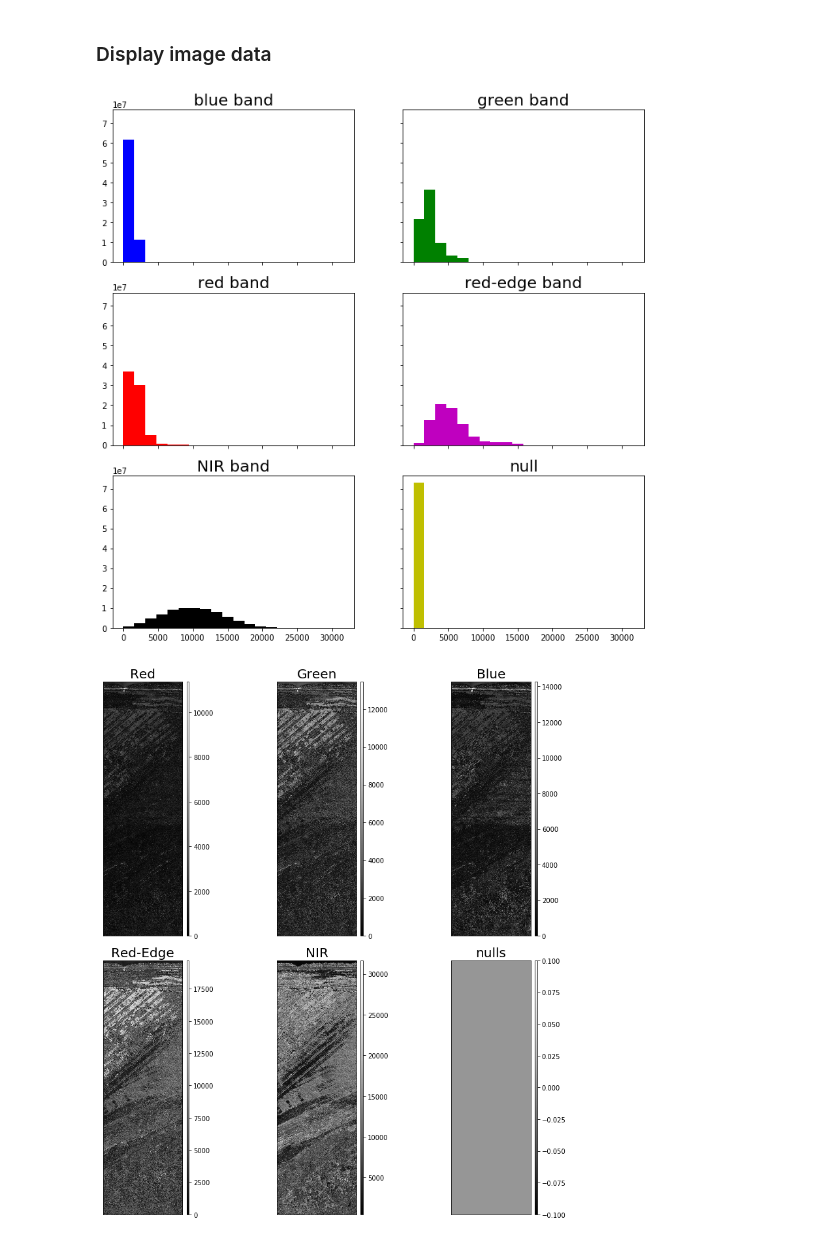
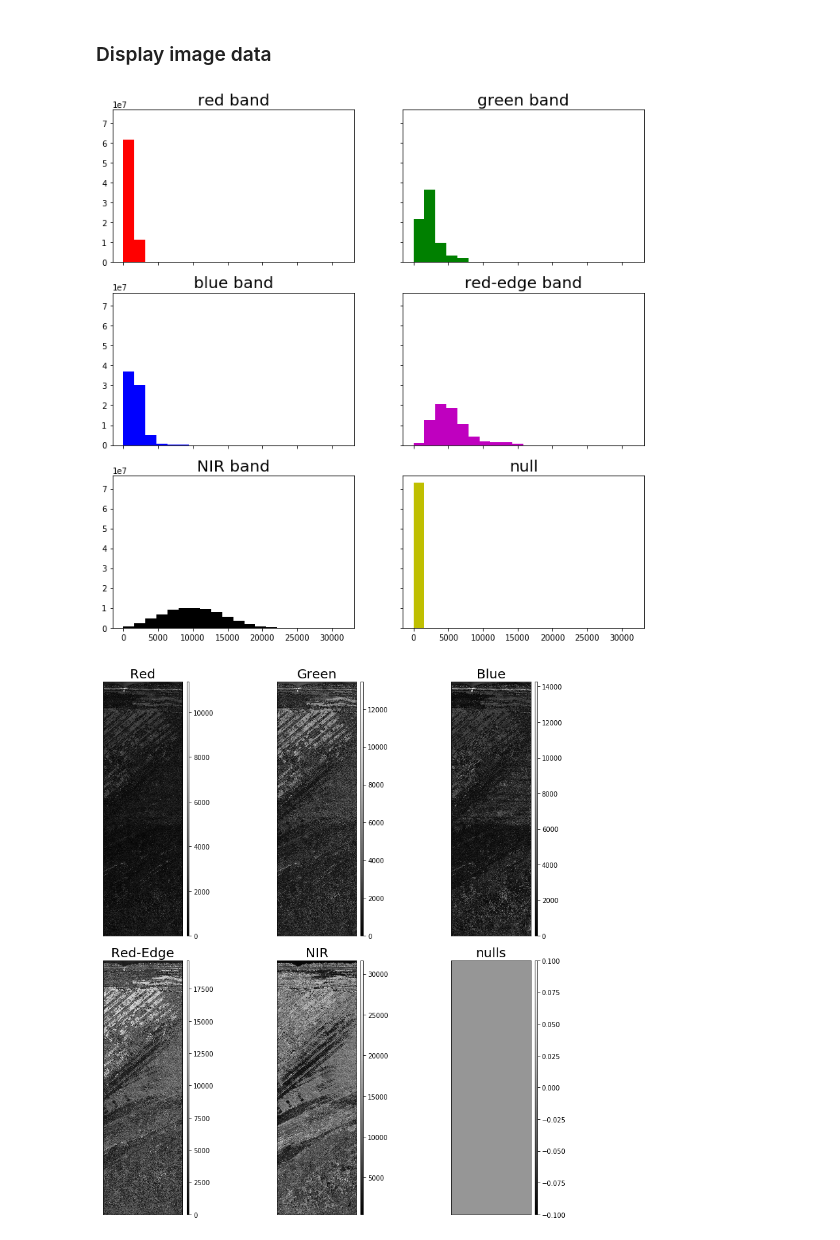
Before and after one commit to greglee1905/Phragmites_australis_Classification, a Jupyter notebook: exploratory_analysis.ipynb, the cells around one changed output. Cells and saved outputs as stored; diff of their text form; code cells hidden in the pictures.

```diff
--- a/exploratory_analysis.ipynb
+++ b/exploratory_analysis.ipynb
@@ -29,15 +27,15 @@ TypeError: Clip_Zone01_1OCT2019_bgre.tif: No such file or directory
 # %% [markdown]
 ### Display image data
 # %%
-colors = ['b', 'g', 'r', 'm', 'k', 'y']
-titles = ['blue band', 'green band', 'red band', 'red-edge band', 'NIR band', 'null']
+colors = ['r', 'g', 'b', 'm', 'k', 'y']
+titles = ['red band', 'green band', 'blue band', 'red-edge band', 'NIR band', 'null']
 ep.hist(saltlake_csf,
         colors=colors,
         title=titles,
         cols=2)
 plt.show()
 # %% [output]
-[figure, old version]
+[figure, new version]
 # %%
 titles = ["Red", "Green", "Blue", "Red-Edge", "NIR", "nulls"]
 ep.plot_bands(saltlake_csf,
```
Also changed, not shown: parts of 22 cells of this notebook.
